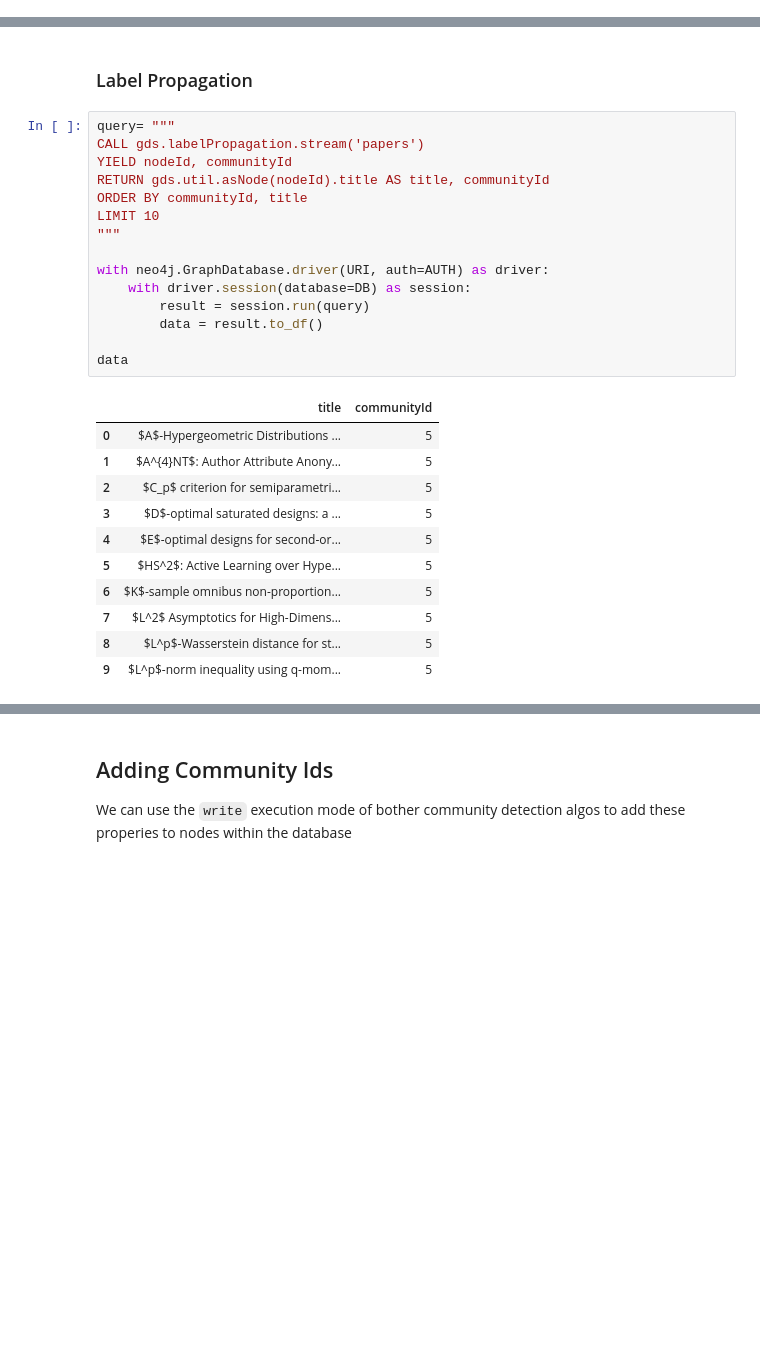
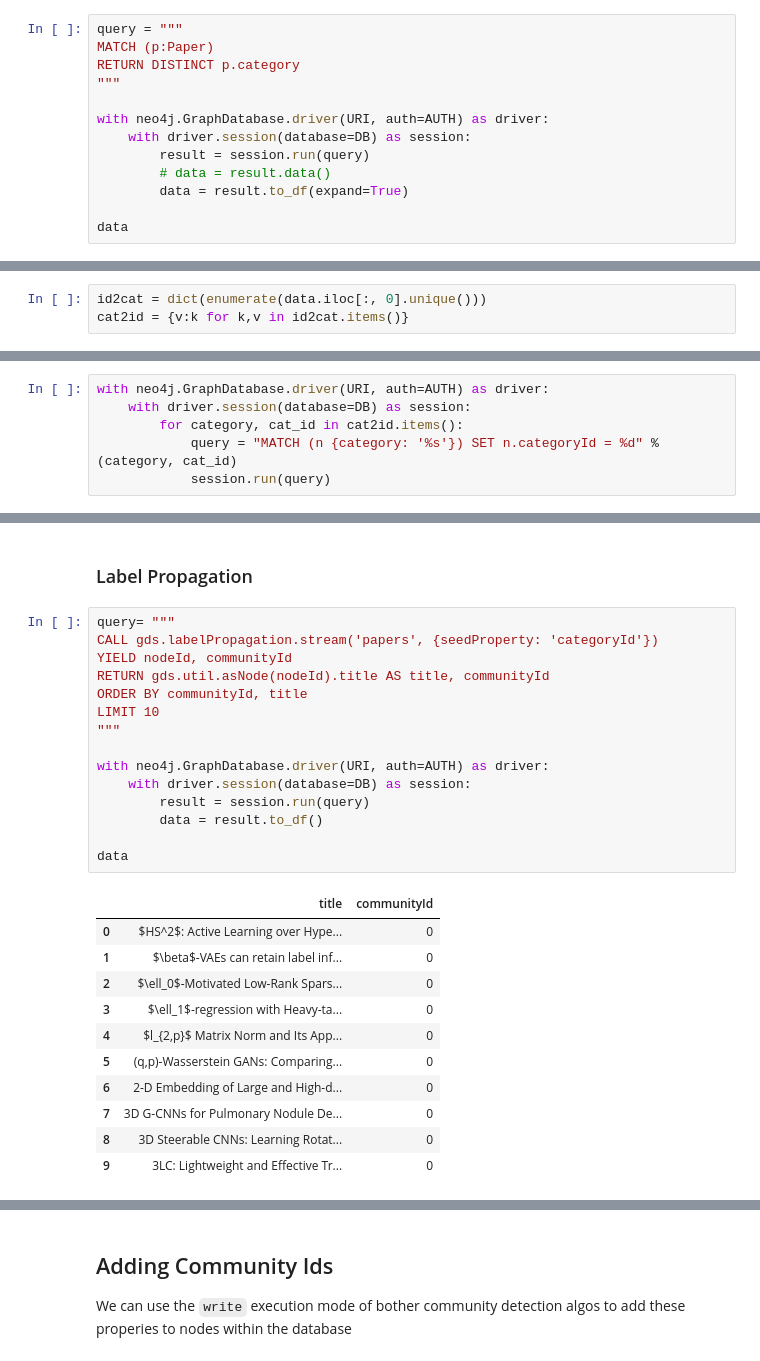
Before and after one commit to chris-santiago/graphml, a Jupyter notebook: notebooks/basic_explore.ipynb, the cells around one changed output, grey strips where cells are left out. Saved outputs shown, nothing was run; the diff lists cells and outputs as text; blank space fills up the shorter version.

```diff
--- a/notebooks/basic_explore.ipynb
+++ b/notebooks/basic_explore.ipynb
@@ -88,0 +93,13 @@ This takes database and puts nodes/edges into working memory for use with `neo4j
+# %%
+query = """
+MATCH (p:Paper)
+RETURN DISTINCT p.category
+"""
+
+with neo4j.GraphDatabase.driver(URI, auth=AUTH) as driver:
+    with driver.session(database=DB) as session:
+        result = session.run(query)
+        # data = result.data()
+        data = result.to_df(expand=True)
+
+data
@@ -88,0 +120,3 @@ This takes database and puts nodes/edges into working memory for use with `neo4j
+# %%
+id2cat = dict(enumerate(data.iloc[:, 0].unique()))
+cat2id = {v:k for k,v in id2cat.items()}
@@ -88,0 +125,6 @@ This takes database and puts nodes/edges into working memory for use with `neo4j
+# %%
+with neo4j.GraphDatabase.driver(URI, auth=AUTH) as driver:
+    with driver.session(database=DB) as session:
+        for category, cat_id in cat2id.items():
+            query = "MATCH (n {category: '%s'}) SET n.categoryId = %d" % (category, cat_id)
+            session.run(query)
@@ -243,31 +287,31 @@ data
 ### Label Propagation
 # %%
 query= """
-CALL gds.labelPropagation.stream('papers')
+CALL gds.labelPropagation.stream('papers', {seedProperty: 'categoryId'})
 YIELD nodeId, communityId
 RETURN gds.util.asNode(nodeId).title AS title, communityId
 ORDER BY communityId, title
 LIMIT 10
 """
 
 with neo4j.GraphDatabase.driver(URI, auth=AUTH) as driver:
     with driver.session(database=DB) as session:
         result = session.run(query)
         data = result.to_df()
 
 data
 # %% [output]
 |  | title | communityId |
-| 0 | $A$-Hypergeometric Distributions ... | 5 |
-| 1 | $A^{4}NT$: Author Attribute Anony... | 5 |
-| 2 | $C_p$ criterion for semiparametri... | 5 |
-| 3 | $D$-optimal saturated designs: a ... | 5 |
-| 4 | $E$-optimal designs for second-or... | 5 |
-| 5 | $HS^2$: Active Learning over Hype... | 5 |
-| 6 | $K$-sample omnibus non-proportion... | 5 |
-| 7 | $L^2$ Asymptotics for High-Dimens... | 5 |
-| 8 | $L^p$-Wasserstein distance for st... | 5 |
-| 9 | $L^p$-norm inequality using q-mom... | 5 |
+| 0 | $HS^2$: Active Learning over Hype... | 0 |
+| 1 | $\beta$-VAEs can retain label inf... | 0 |
+| 2 | $\ell_0$-Motivated Low-Rank Spars... | 0 |
+| 3 | $\ell_1$-regression with Heavy-ta... | 0 |
+| 4 | $l_{2,p}$ Matrix Norm and Its App... | 0 |
+| 5 | (q,p)-Wasserstein GANs: Comparing... | 0 |
+| 6 | 2-D Embedding of Large and High-d... | 0 |
+| 7 | 3D G-CNNs for Pulmonary Nodule De... | 0 |
+| 8 | 3D Steerable CNNs: Learning Rotat... | 0 |
+| 9 | 3LC: Lightweight and Effective Tr... | 0 |
 # %%
 query= """
 CALL gds.labelPropagation.stats('papers')
```
Also changed, not shown: parts of 18 cells of this notebook, 7 other files.
